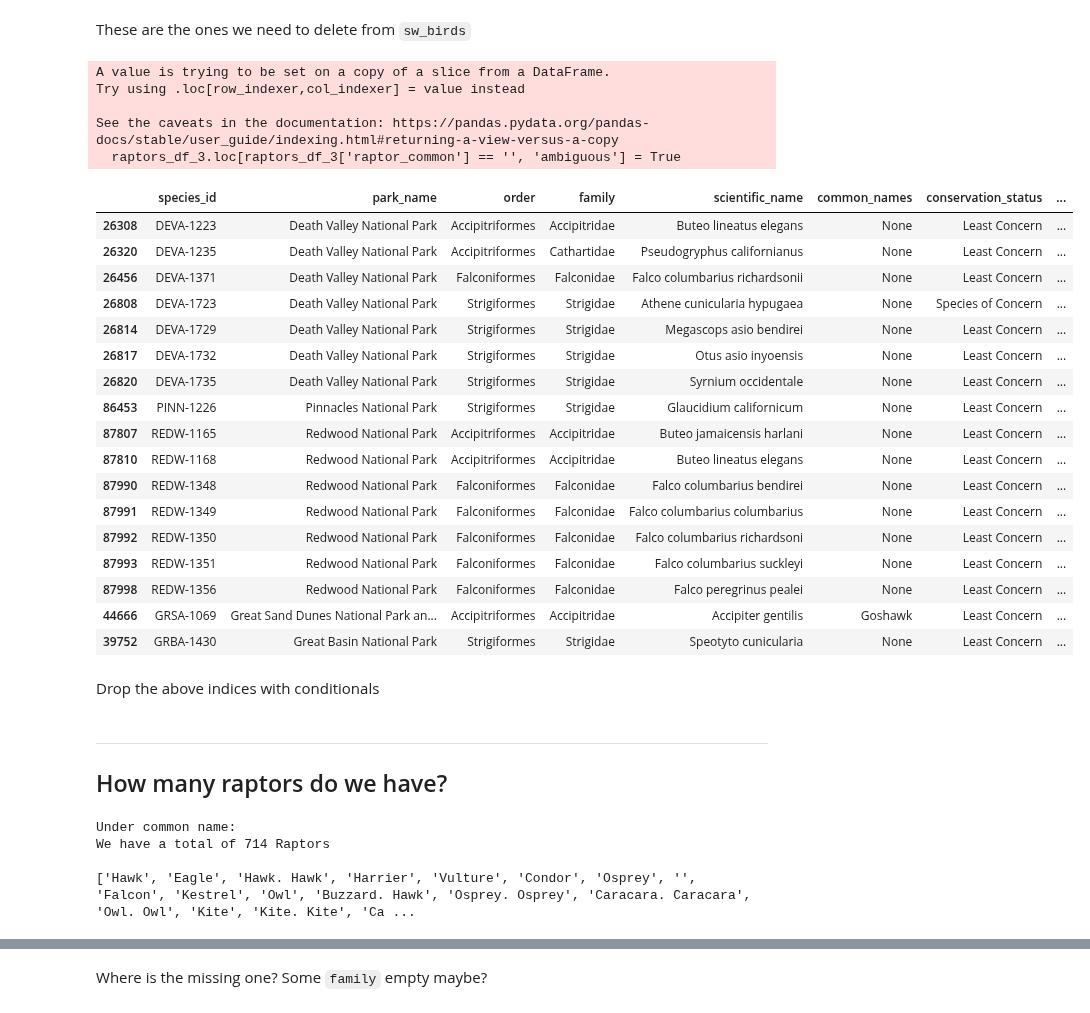
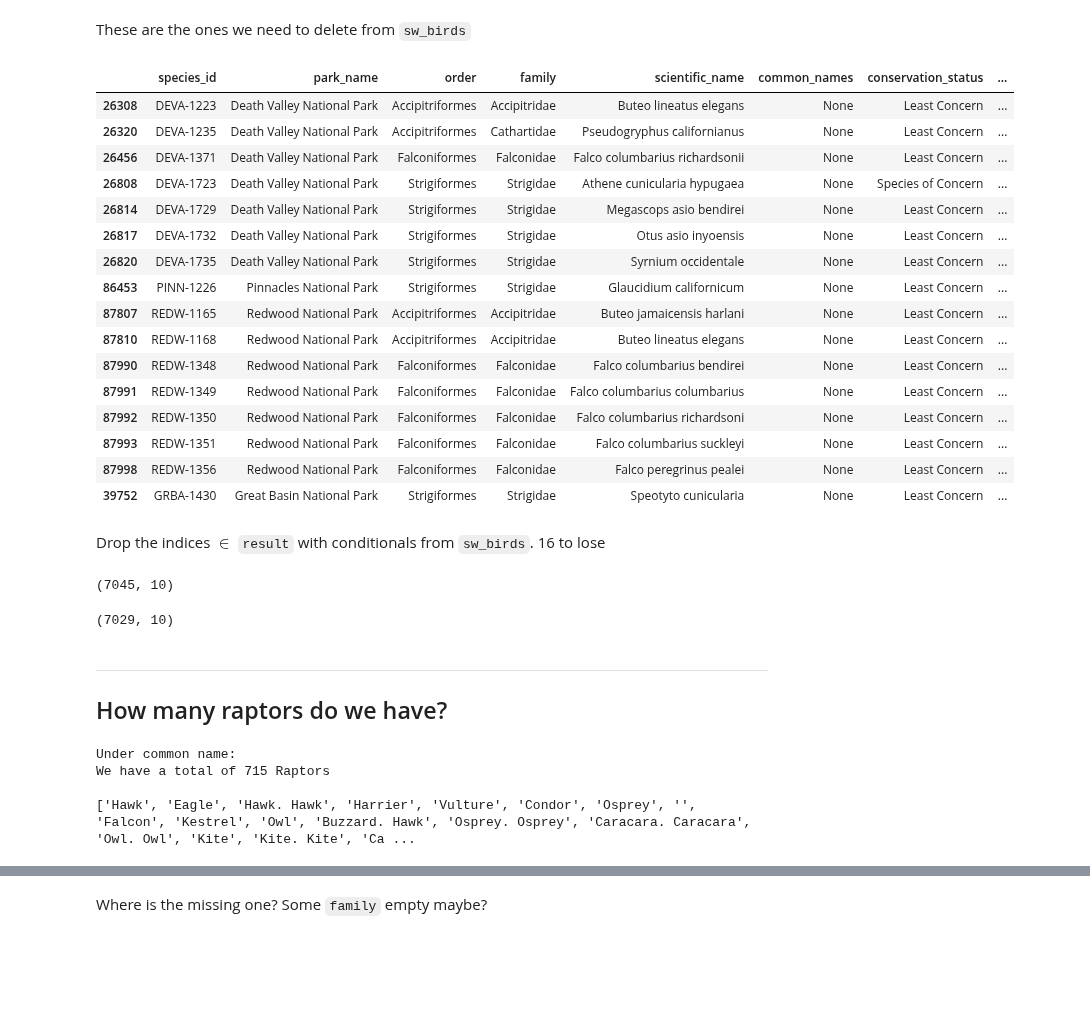
Before and after one commit to pineapple-bois/Biodiversity-In-National-Parks-Real-World, a Jupyter notebook: wrangling.ipynb, the cells around one changed output, grey strips where cells are left out. Cells and saved outputs as stored; diff of their text form; code cells hidden in the pictures; blank space fills up the shorter version.

```diff
--- a/wrangling.ipynb
+++ b/wrangling.ipynb
@@ -647,8 +647,9 @@ See the caveats in the documentation: https://pandas.pydata.org/pandas-docs/stab
 sw_birds.loc[sw_birds['common_names'] == 'Northern Goshawk', 'raptor_common'] = 'Hawk'
 sw_birds.loc[sw_birds['common_names'] == 'Merlin', 'raptor_common'] = 'Falcon'
 # %%
-raptors_df_2 = (sw_birds[(sw_birds.raptor_common != '')
-                                | (sw_birds.raptor_sci_fam != '')])
-raptors_df_2.loc[raptors_df_2['raptor_common'] == '', 'ambiguous'] = True
-raptors_df_2.loc[raptors_df_2['ambiguous'] == True]
+raptors_df_2 = sw_birds[(sw_birds.raptor_common != '') | (sw_birds.raptor_sci_fam != '')].copy()
+mask = raptors_df_2['raptor_common'] == ''
+raptors_df_2.loc[mask, 'ambiguous'] = True
+result2 = raptors_df_2[raptors_df_2['ambiguous'] == True]
+result2
 # %% [output]
@@ -713,3 +711,5 @@ Name: 99085, dtype: object
+# %%
+sw_birds.loc[sw_birds['common_names'] == 'Goshawk', 'raptor_common'] = 'Hawk'
 # %% [markdown]
 How many raptors in Redwood?
 # %%
@@ -733,39 +733,41 @@ Most non-assigned `raptor_common` $=$ "empty string" were in 'Redwood National P
 # %% [markdown]
 These are the ones we need to delete from `sw_birds`
 # %%
-raptors_df_3 = (sw_birds[(sw_birds.raptor_common != '')
-                                | (sw_birds.raptor_sci_fam != '')])
-raptors_df_3.loc[raptors_df_3['raptor_common'] == '', 'ambiguous'] = True
-raptors_df_3.loc[raptors_df_3['ambiguous'] == True]
+raptors_df_3 = sw_birds[(sw_birds.raptor_common == '') & (sw_birds.raptor_sci_fam != '')].copy()
+mask = raptors_df_3['raptor_common'] == ''
+raptors_df_3.loc[mask, 'ambiguous'] = True
+result3 = raptors_df_3[raptors_df_2['ambiguous'] == True]
+result3
 # %% [output]
-A value is trying to be set on a copy of a slice from a DataFrame.
-Try using .loc[row_indexer,col_indexer] = value instead
-
-See the caveats in the documentation: https://pandas.pydata.org/pandas-docs/stable/user_guide/indexing.html#returning-a-view-versus-a-copy
-  raptors_df_3.loc[raptors_df_3['raptor_common'] == '', 'ambiguous'] = True
 |  | species_id | park_name | order | family | scientific_name | common_names | conservation_status | ... |
 | 26308 | DEVA-1223 | Death Valley National Park | Accipitriformes | Accipitridae | Buteo lineatus elegans | None | Least Concern | ... |
 | 26320 | DEVA-1235 | Death Valley National Park | Accipitriformes | Cathartidae | Pseudogryphus californianus | None | Least Concern | ... |
 | 26456 | DEVA-1371 | Death Valley National Park | Falconiformes | Falconidae | Falco columbarius richardsonii | None | Least Concern | ... |
 | 26808 | DEVA-1723 | Death Valley National Park | Strigiformes | Strigidae | Athene cunicularia hypugaea | None | Species of Concern | ... |
 | 26814 | DEVA-1729 | Death Valley National Park | Strigiformes | Strigidae | Megascops asio bendirei | None | Least Concern | ... |
 | 26817 | DEVA-1732 | Death Valley National Park | Strigiformes | Strigidae | Otus asio inyoensis | None | Least Concern | ... |
 | 26820 | DEVA-1735 | Death Valley National Park | Strigiformes | Strigidae | Syrnium occidentale | None | Least Concern | ... |
 | 86453 | PINN-1226 | Pinnacles National Park | Strigiformes | Strigidae | Glaucidium californicum | None | Least Concern | ... |
 | 87807 | REDW-1165 | Redwood National Park | Accipitriformes | Accipitridae | Buteo jamaicensis harlani | None | Least Concern | ... |
 | 87810 | REDW-1168 | Redwood National Park | Accipitriformes | Accipitridae | Buteo lineatus elegans | None | Least Concern | ... |
 | 87990 | REDW-1348 | Redwood National Park | Falconiformes | Falconidae | Falco columbarius bendirei | None | Least Concern | ... |
 | 87991 | REDW-1349 | Redwood National Park | Falconiformes | Falconidae | Falco columbarius columbarius | None | Least Concern | ... |
 | 87992 | REDW-1350 | Redwood National Park | Falconiformes | Falconidae | Falco columbarius richardsoni | None | Least Concern | ... |
 | 87993 | REDW-1351 | Redwood National Park | Falconiformes | Falconidae | Falco columbarius suckleyi | None | Least Concern | ... |
 | 87998 | REDW-1356 | Redwood National Park | Falconiformes | Falconidae | Falco peregrinus pealei | None | Least Concern | ... |
-| 44666 | GRSA-1069 | Great Sand Dunes National Park an... | Accipitriformes | Accipitridae | Accipiter gentilis | Goshawk | Least Concern | ... |
 | 39752 | GRBA-1430 | Great Basin National Park | Strigiformes | Strigidae | Speotyto cunicularia | None | Least Concern | ... |
 # %% [markdown]
-Drop the above indices with conditionals
+Drop the indices $\in$ `result` with conditionals from `sw_birds`. 16 to lose
+# %%
+sw_birds.shape
+# %% [output]
+(7045, 10)
 # %%
 indices_to_drop = sw_birds[(sw_birds.raptor_common == '') & (sw_birds.raptor_sci_fam != '')].index
 sw_birds = sw_birds.drop(index=indices_to_drop)
+sw_birds.shape
+# %% [output]
+(7029, 10)
 # %% [markdown]
 ----
 ## How many raptors do we have?
@@ -776,7 +778,7 @@ diff_com_types = sw_birds.raptor_common.unique().tolist()
 print(diff_com_types)
 # %% [output]
 Under common name:
-We have a total of 714 Raptors
+We have a total of 715 Raptors
 
 ['Hawk', 'Eagle', 'Hawk. Hawk', 'Harrier', 'Vulture', 'Condor', 'Osprey', '', 'Falcon', 'Kestrel', 'Owl', 'Buzzard. Hawk', 'Osprey. Osprey', 'Caracara. Caracara', 'Owl. Owl', 'Kite', 'Kite. Kite', 'Ca ...
 # %%
```
Also changed, not shown: parts of 9 cells of this notebook.
